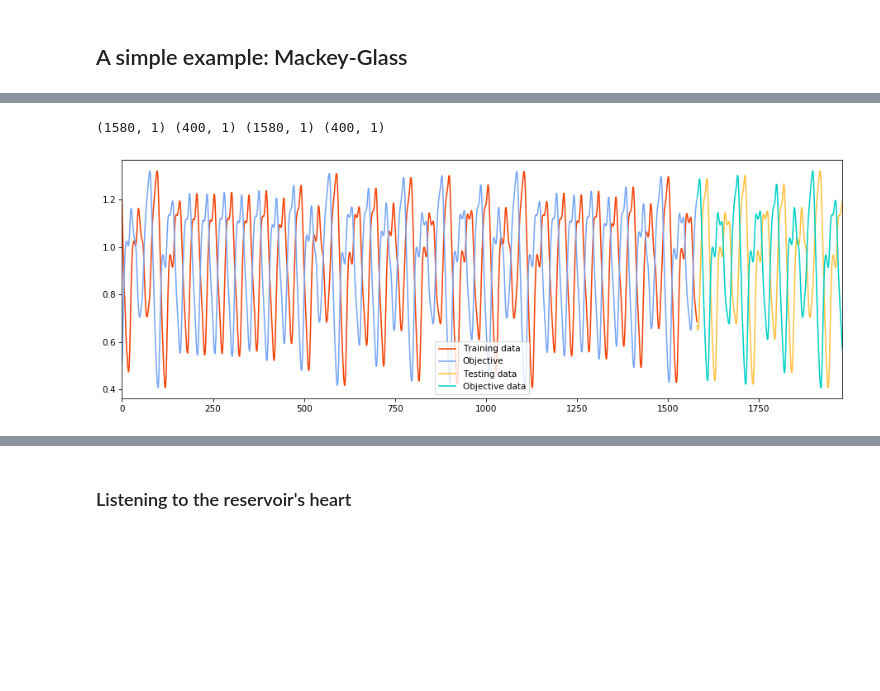
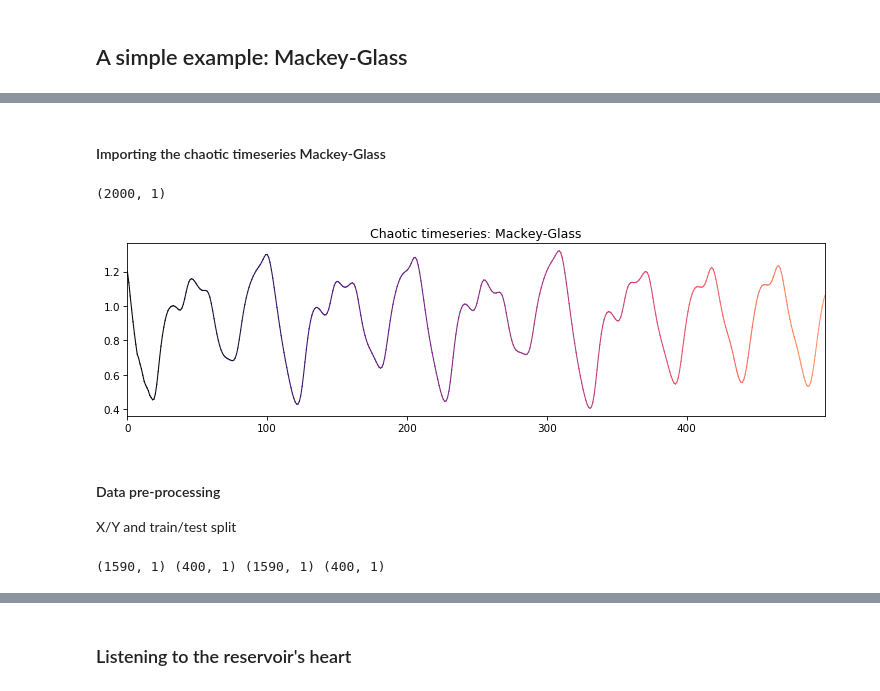
Before and after one commit to reservoirpy/presentations, a Jupyter notebook: ECML-PKDD-2024/Introduction.ipynb, the cells around one changed output, grey strips where cells are left out. Cells and saved outputs as stored; diff of their text form; code cells hidden in the pictures; blank space fills up the shorter version.

```diff
--- a/ECML-PKDD-2024/Introduction.ipynb
+++ b/ECML-PKDD-2024/Introduction.ipynb
@@ -33,25 +16,23 @@ plt.show()
-# %%
-# X/Y and train/test split
-from reservoirpy.datasets import to_forecasting
-
-X_train, X_test, Y_train, Y_test = to_forecasting(timeseries=timeseries, test_size=400, forecast=20)
-
-print(
-    X_train.shape,
-    X_test.shape,
-    Y_train.shape,
-    Y_test.shape,
-)
-cutoff = X_train.shape[0]
-
-
-plt.figure(figsize=(15, 5))
-plt.plot(np.arange(0, 1580), X_train, label="Training data")
-plt.plot(np.arange(0, 1580), Y_train, label="Objective")
-plt.plot(np.arange(1580, 1980), X_test, label="Testing data")
-plt.plot(np.arange(1580, 1980), Y_test, label="Objective data")
-plt.legend()
-plt.show()
-# %% [output]
-(1580, 1) (400, 1) (1580, 1) (400, 1)
-[figure, removed]
+# %% [markdown]
+#### Importing the chaotic timeseries Mackey-Glass
+# %%
+from reservoirpy.datasets import mackey_glass
+
+timeseries = mackey_glass(n_timesteps=2_000)
+timeseries.shape
+# %% [output]
+(2000, 1)
+# %%
+X = timeseries
+timesteps = 500
+plt.figure(figsize=(12, 3))
+for i in range(timesteps-1):
+    plt.plot([i, i+1], X[i:i+2, 0], color=plt.cm.magma(200*i//timesteps), lw=1.0)
+plt.title("Chaotic timeseries: Mackey-Glass")
+plt.show()
+# %% [output]
+[figure, added]
+# %% [markdown]
+#### Data pre-processing
+
+X/Y and train/test split
@@ -57,0 +44,9 @@ plt.show()
+# %%
+print(
+    x_train.shape,
+    x_test.shape,
+    y_train.shape,
+    y_test.shape,
+)
+# %% [output]
+(1590, 1) (400, 1) (1590, 1) (400, 1)
```
Also changed, not shown: parts of 30 cells of this notebook.
